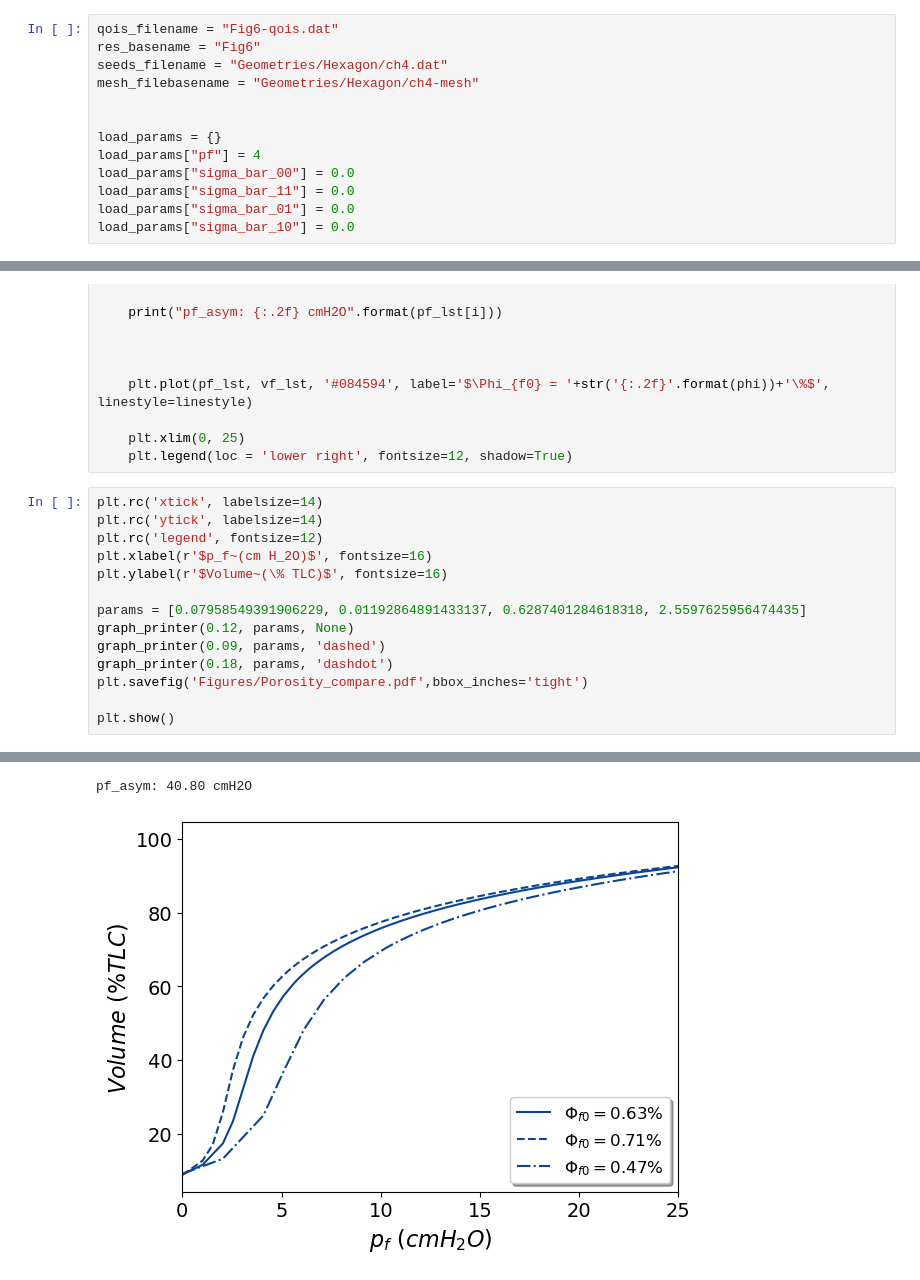
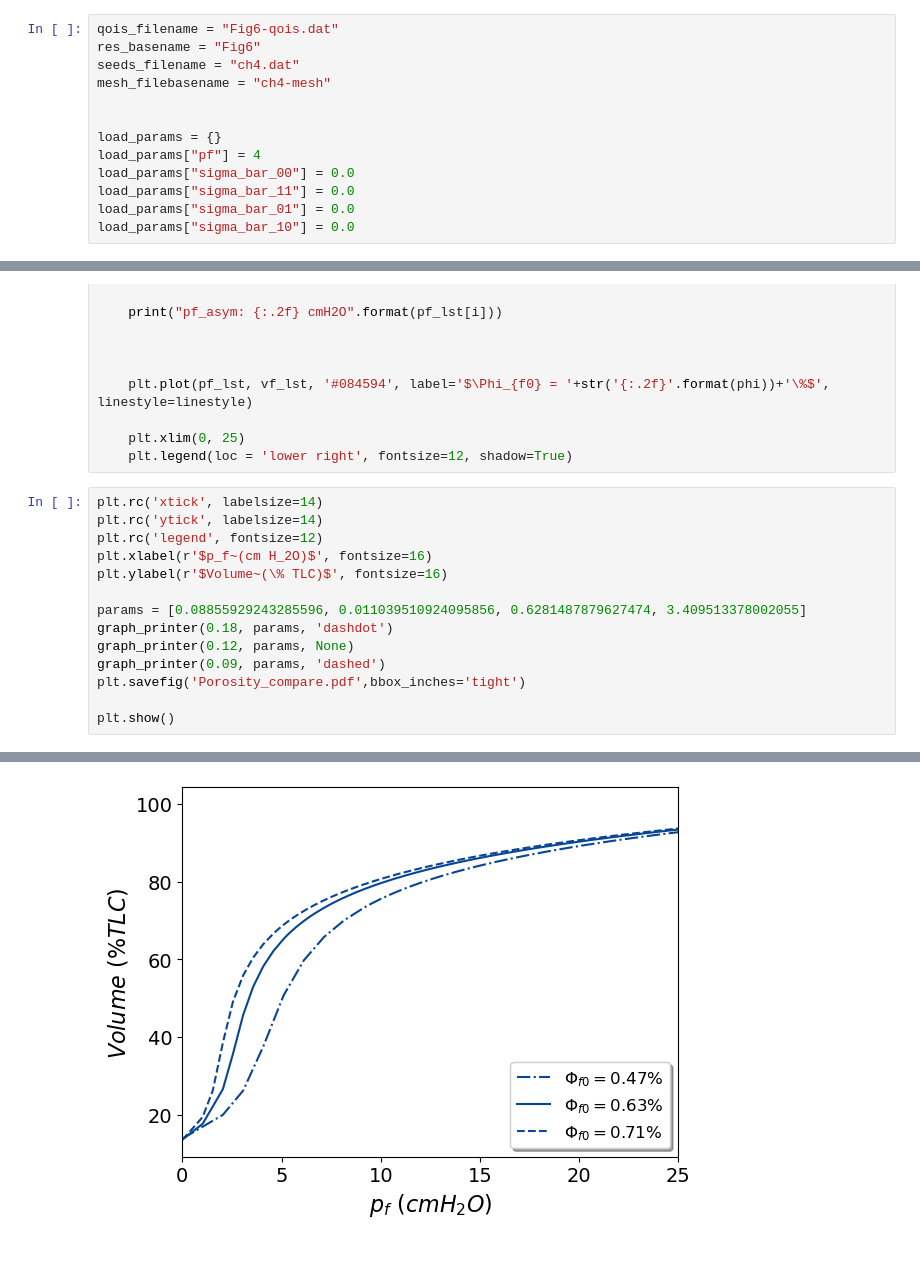
Before and after one commit to ManoochTayebi/Lung-micro-poro-paper-demos, a Jupyter notebook: demos/Figure6.ipynb, the cells around one changed output, grey strips where cells are left out. Drawn from its saved outputs; the diff is of its cells as text.

```diff
--- a/demos/Figure6.ipynb
+++ b/demos/Figure6.ipynb
@@ -13,8 +16,8 @@ import micro_poro_structure_generator as gen
 # %%
 qois_filename = "Fig6-qois.dat"
 res_basename = "Fig6"
-seeds_filename = "Geometries/Hexagon/ch4.dat"
-mesh_filebasename = "Geometries/Hexagon/ch4-mesh"
+seeds_filename = "ch4.dat"
+mesh_filebasename = "ch4-mesh"
 
 
 load_params = {}
@@ -98,11 +101,11 @@ plt.rc('legend', fontsize=12)
 plt.xlabel(r'$p_f~(cm H_2O)$', fontsize=16)
 plt.ylabel(r'$Volume~(\% TLC)$', fontsize=16)
 
-params = [0.07958549391906229, 0.01192864891433137, 0.6287401284618318, 2.5597625956474435]
+params = [0.08855929243285596, 0.011039510924095856, 0.6281487879627474, 3.409513378002055]
+graph_printer(0.18, params, 'dashdot')
 graph_printer(0.12, params, None)
 graph_printer(0.09, params, 'dashed')
-graph_printer(0.18, params, 'dashdot')
-plt.savefig('Figures/Porosity_compare.pdf',bbox_inches='tight')
+plt.savefig('Porosity_compare.pdf',bbox_inches='tight')
 
 plt.show()
 # %% [output]
@@ -211,2 +181 @@ Phif0=0.473661709275204
-pf_asym: 40.80 cmH2O
-[figure, old version]
+[figure, new version]
```
Also changed, not shown: parts of 2 cells of this notebook, 4 other files.
